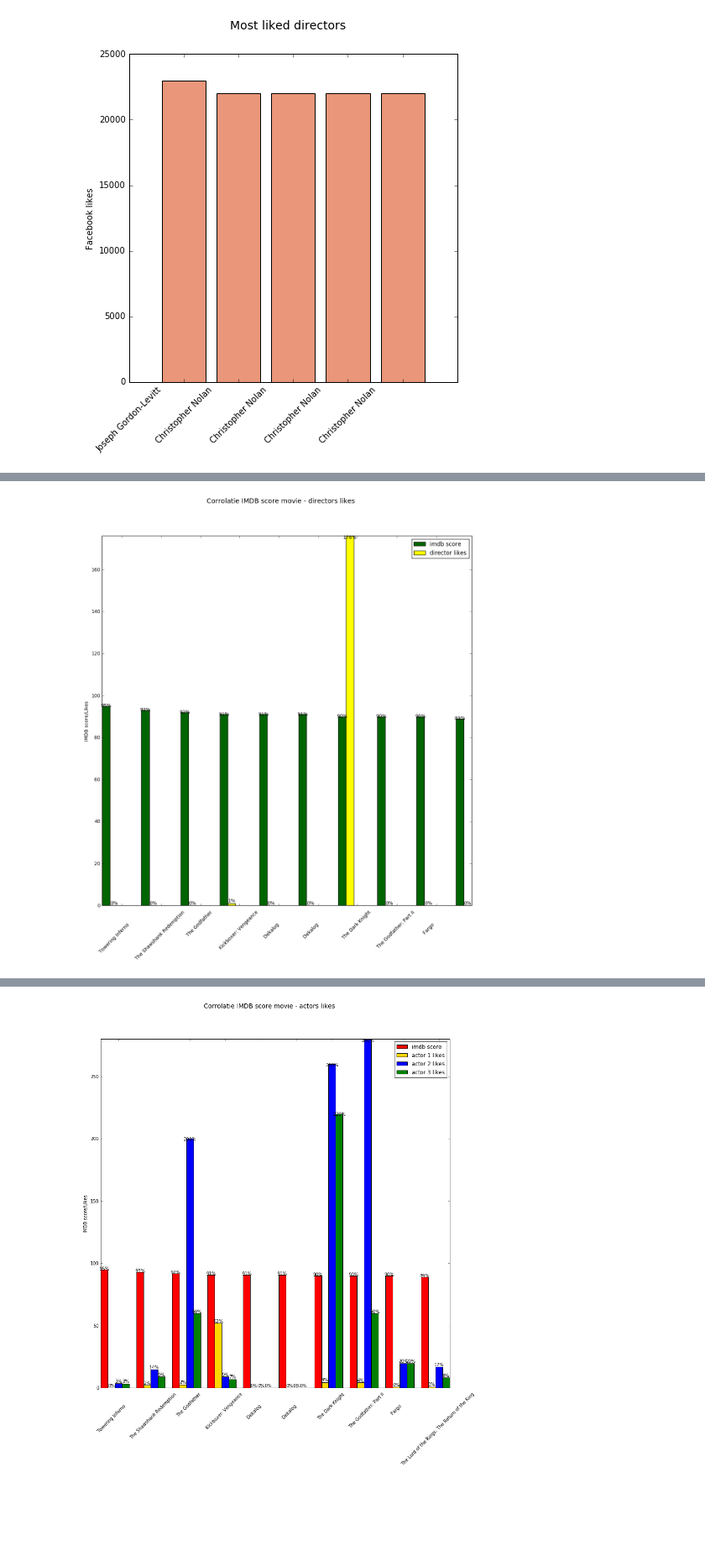
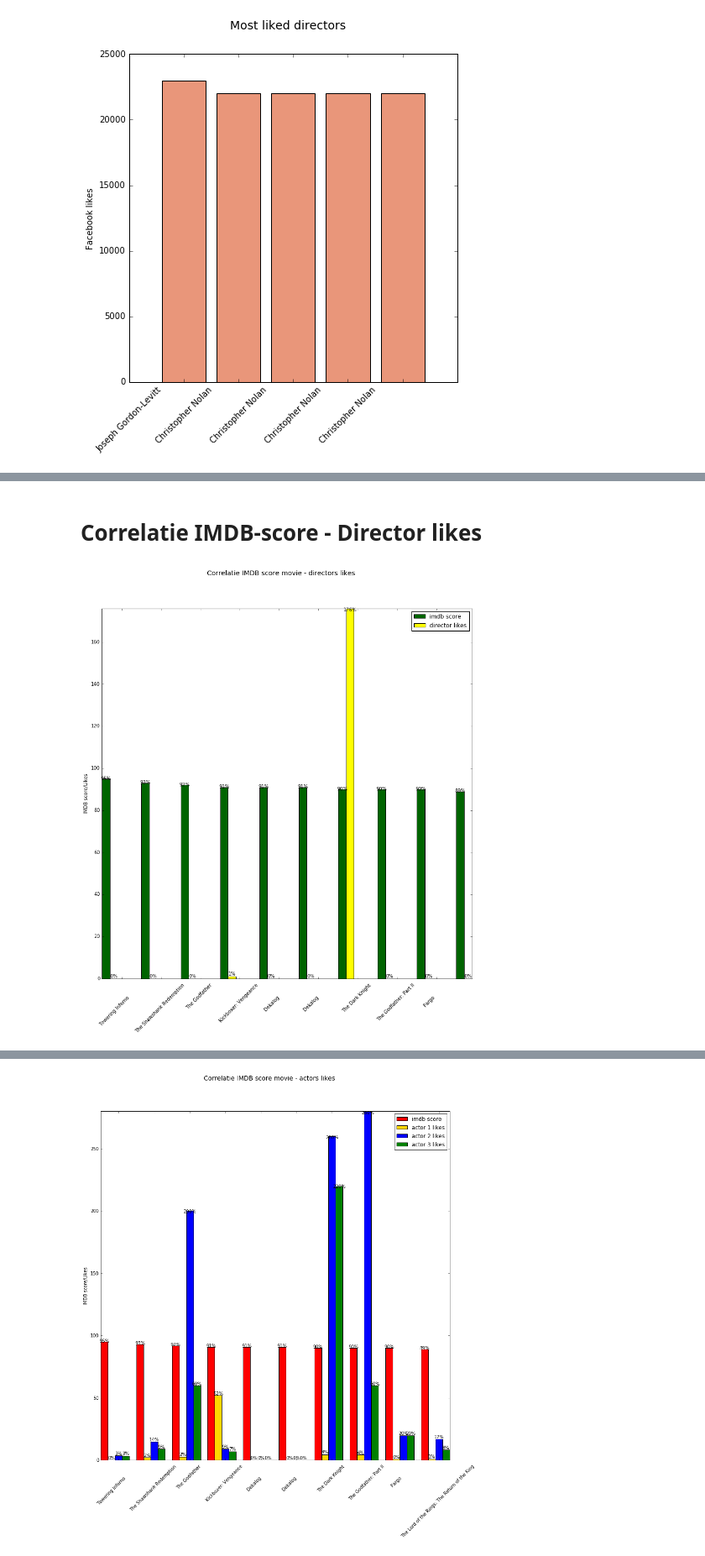
Before and after one commit to AlekVT/notebookIMDB, a Jupyter notebook: MovieSet.ipynb, the cells around one changed output, grey strips where cells are left out. Shown at 84% size. Saved outputs shown, nothing was run; the diff lists cells and outputs as text; code cells hidden in the pictures; blank space fills up the shorter version.

```diff
--- a/MovieSet.ipynb
+++ b/MovieSet.ipynb
@@ -189,3 +226,5 @@ plt.show()
+# %% [markdown]
+# Correlatie IMDB-score - Director likes
 # %%
 ds = []
 ds = dataset.sort_values(by='imdb_score', ascending=False).head(10)
@@ -194,7 +233,7 @@ ind = np.arange(len(ds))
 width = 0.2
 
 fig = plt.figure(figsize=(14,14))
-fig.suptitle('Corrolatie IMDB score movie - directors likes', fontsize=14)
+fig.suptitle('Correlatie IMDB score movie - directors likes', fontsize=14)
 ax = fig.add_subplot(111)
 rects1 = ax.bar(ind - width, ds['imdb_score']*10, width, color='darkgreen', align='center')
 rects2 = ax.bar(ind, ds['director_facebook_likes']/125, width, color='yellow', align='center')
@@ -202,32 +241,32 @@ rects2 = ax.bar(ind, ds['director_facebook_likes']/125, width, color='yellow', a
 
 # add some text for labels, title and axes ticks
 ax.set_ylabel('IMDB score/Likes')
 ax.set_xticks(ind + width)
 ax.set_xticklabels(ds['movie_title'], rotation=45)
 ax.autoscale(tight=True)
 
-ax.legend((rects1[0], rects2[0], rects3[0], rects4[0]), ('imdb score', 'director likes'))
+ax.legend((rects1[0], rects2[0]), ('imdb score', 'director likes'))
 
 for rect in rects1:
     height = rect.get_height()
     if math.isnan(height):
         height = 0
 
     ax.text(rect.get_x() + rect.get_width()/2., 0.99*height,
             '%d' % int(height) + "%", ha='center', va='bottom')
 
 for rect in rects2:
     height = rect.get_height()
 #     print height
     if math.isnan(height):
         height = 0
 
     ax.text(rect.get_x() + rect.get_width()/2., 0.99*height,
             '%d' % int(height) + "%", ha='center', va='bottom')
 
 
 
 
 plt.show()
 # %% [output]
-[figure, old version]
+[figure, new version]
```
Also changed, not shown: parts of 17 cells of this notebook.
